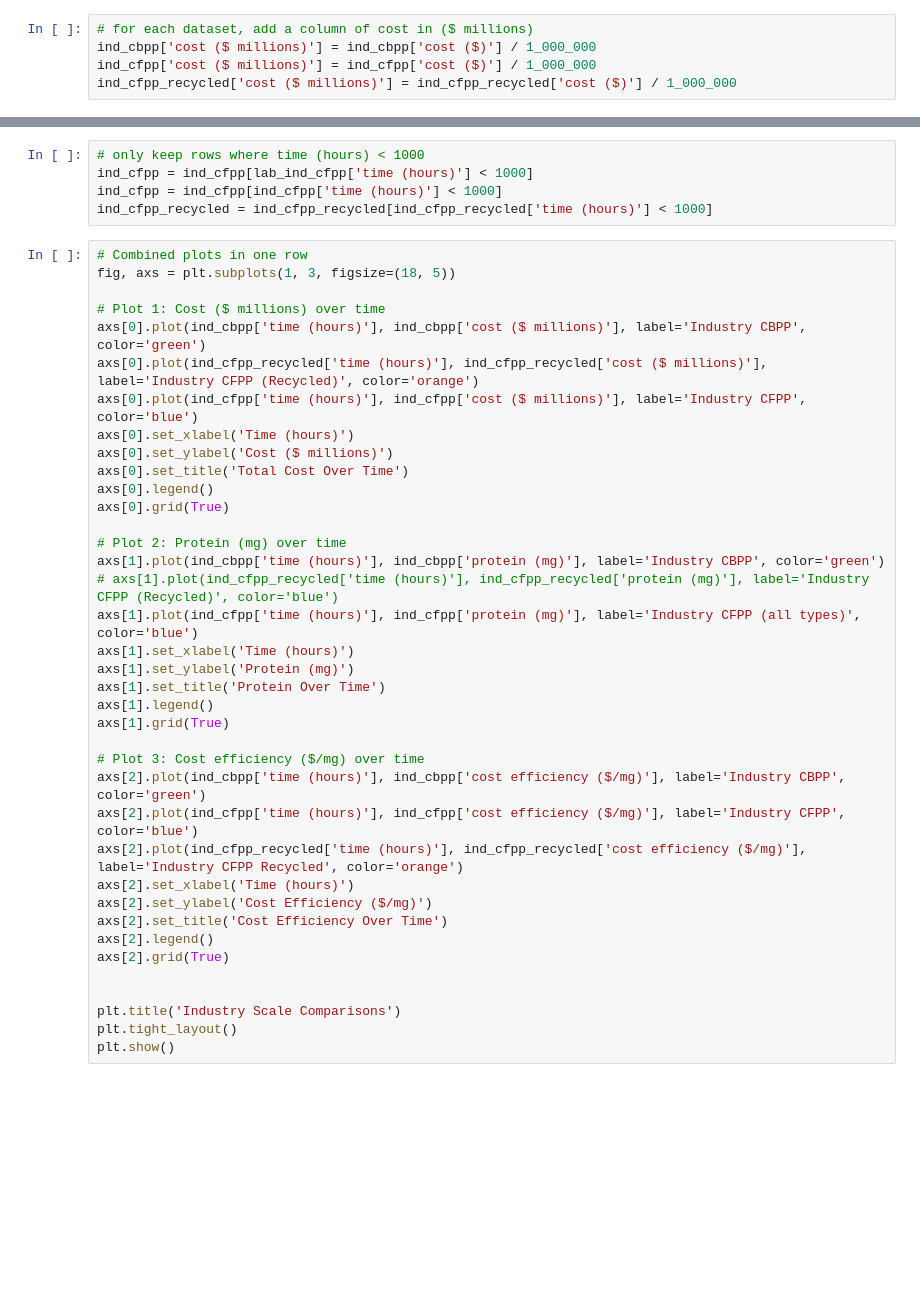
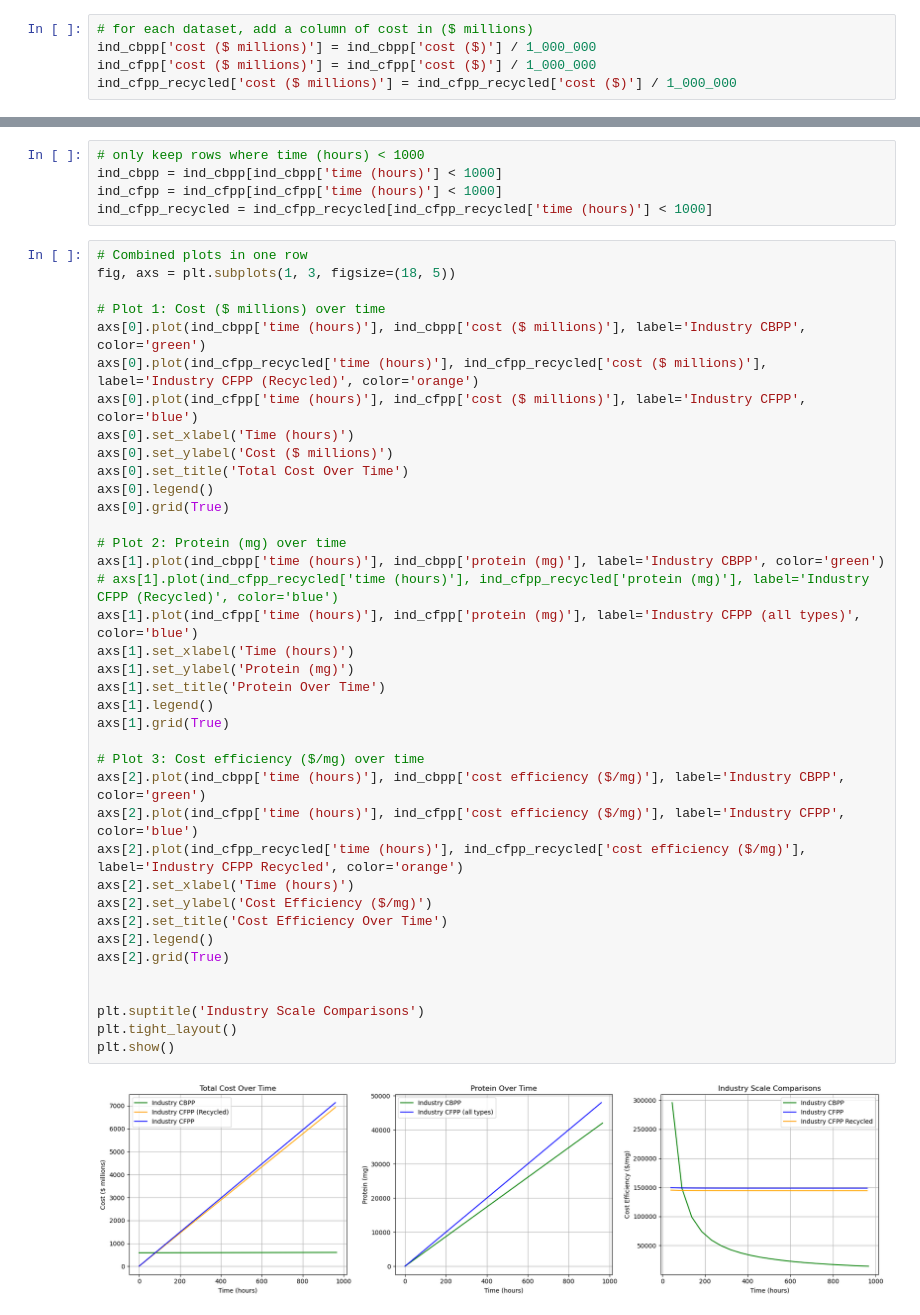
Before and after one commit to UBC-BIOMOD-Computational/TreeSAPP_Cost-Analysis, a Jupyter notebook: Cost Analysis/technoeconomic_plotterSept.ipynb, the cells around one changed output, grey strips where cells are left out. Cells and saved outputs as stored; diff of their text form; blank space fills up the shorter version.

```diff
--- a/Cost Analysis/technoeconomic_plotterSept.ipynb
+++ b/Cost Analysis/technoeconomic_plotterSept.ipynb
@@ -102,6 +109,6 @@ ind_cfpp.head()
 # %%
 # only keep rows where time (hours) < 1000
-ind_cfpp = ind_cfpp[lab_ind_cfpp['time (hours)'] < 1000]
+ind_cbpp = ind_cbpp[ind_cbpp['time (hours)'] < 1000]
 ind_cfpp = ind_cfpp[ind_cfpp['time (hours)'] < 1000]
 ind_cfpp_recycled = ind_cfpp_recycled[ind_cfpp_recycled['time (hours)'] < 1000]
 # %%
@@ -114,31 +121,33 @@ axs[0].plot(ind_cfpp_recycled['time (hours)'], ind_cfpp_recycled['cost ($ millio
 axs[0].plot(ind_cfpp['time (hours)'], ind_cfpp['cost ($ millions)'], label='Industry CFPP', color='blue')
 axs[0].set_xlabel('Time (hours)')
 axs[0].set_ylabel('Cost ($ millions)')
 axs[0].set_title('Total Cost Over Time')
 axs[0].legend()
 axs[0].grid(True)
 
 # Plot 2: Protein (mg) over time
 axs[1].plot(ind_cbpp['time (hours)'], ind_cbpp['protein (mg)'], label='Industry CBPP', color='green')
 # axs[1].plot(ind_cfpp_recycled['time (hours)'], ind_cfpp_recycled['protein (mg)'], label='Industry CFPP (Recycled)', color='blue')
 axs[1].plot(ind_cfpp['time (hours)'], ind_cfpp['protein (mg)'], label='Industry CFPP (all types)', color='blue')
 axs[1].set_xlabel('Time (hours)')
 axs[1].set_ylabel('Protein (mg)')
 axs[1].set_title('Protein Over Time')
 axs[1].legend()
 axs[1].grid(True)
 
 # Plot 3: Cost efficiency ($/mg) over time
 axs[2].plot(ind_cbpp['time (hours)'], ind_cbpp['cost efficiency ($/mg)'], label='Industry CBPP', color='green')
 axs[2].plot(ind_cfpp['time (hours)'], ind_cfpp['cost efficiency ($/mg)'], label='Industry CFPP', color='blue')
 axs[2].plot(ind_cfpp_recycled['time (hours)'], ind_cfpp_recycled['cost efficiency ($/mg)'], label='Industry CFPP Recycled', color='orange')
 axs[2].set_xlabel('Time (hours)')
 axs[2].set_ylabel('Cost Efficiency ($/mg)')
 axs[2].set_title('Cost Efficiency Over Time')
 axs[2].legend()
 axs[2].grid(True)
 
 
-plt.title('Industry Scale Comparisons')
+plt.suptitle('Industry Scale Comparisons')
 plt.tight_layout()
 plt.show()
+# %% [output]
+[figure, added]
```
Also changed, not shown: parts of 8 cells of this notebook.
